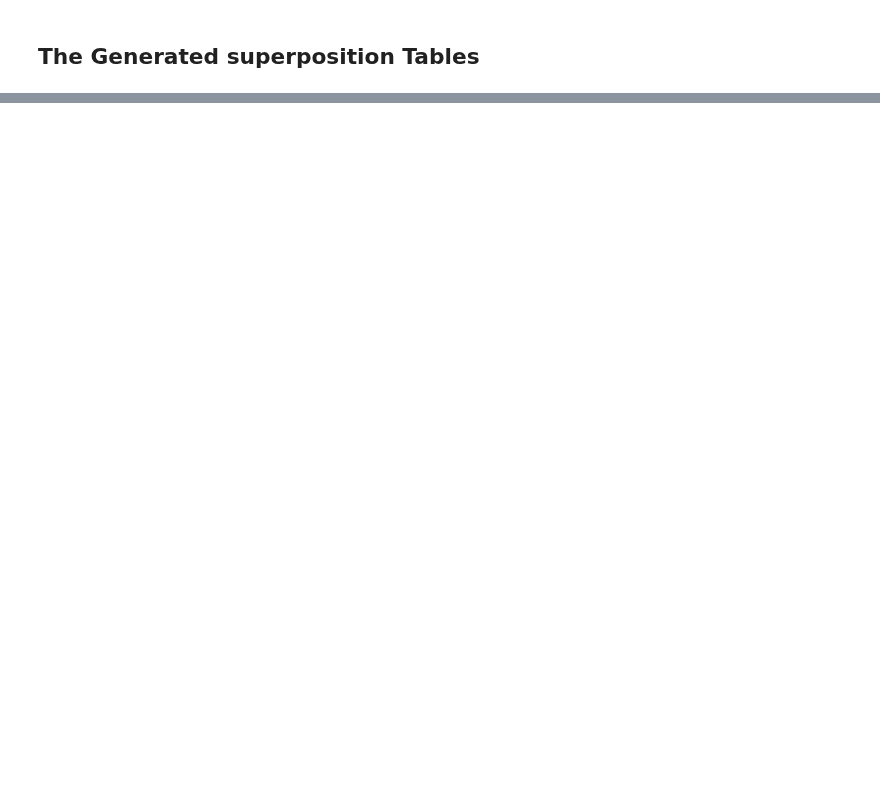
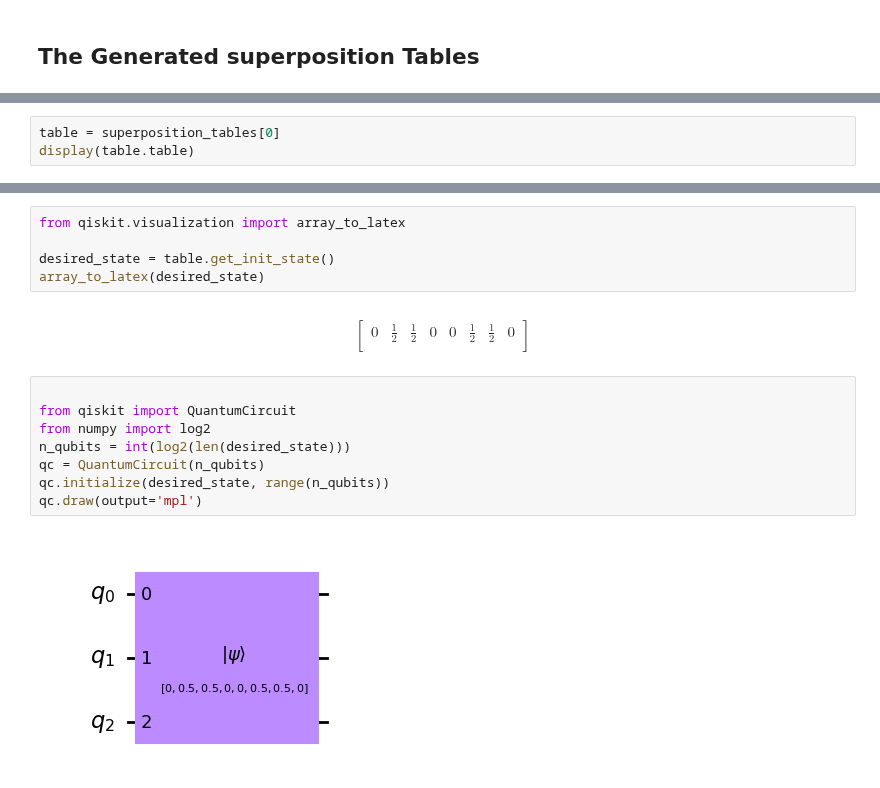
Before and after one commit to Mostafa-Atallah2020/func-qaoa-factorization, a Jupyter notebook: examples/Effective space for VQF clauses.ipynb, the cells around one changed output, grey strips where cells are left out. Cells and saved outputs as stored; diff of their text form; blank space fills up the shorter version.

Commit message:
Make initialization circuit for m=7*11

```diff
--- a/examples/Effective space for VQF clauses.ipynb
+++ b/examples/Effective space for VQF clauses.ipynb
@@ -114,0 +100,3 @@ best_table
+# %%
+table = superposition_tables[0]
+display(table.table)
@@ -114,0 +109,21 @@ best_table
+# %%
+from qiskit.visualization import array_to_latex
+
+desired_state = table.get_init_state()
+array_to_latex(desired_state)
+# %% [output]
+$$
+\begin{bmatrix}
+0 & \frac{1}{2} & \frac{1}{2} & 0 & 0 & \frac{1}{2} & \frac{1}{2} & 0  \\
+ \end{bmatrix}
+$$
+# %%
+
+from qiskit import QuantumCircuit
+from numpy import log2
+n_qubits = int(log2(len(desired_state)))
+qc = QuantumCircuit(n_qubits)
+qc.initialize(desired_state, range(n_qubits))
+qc.draw(output='mpl')
+# %% [output]
+[figure, added]
```
Also changed, not shown: parts of 9 cells of this notebook.
